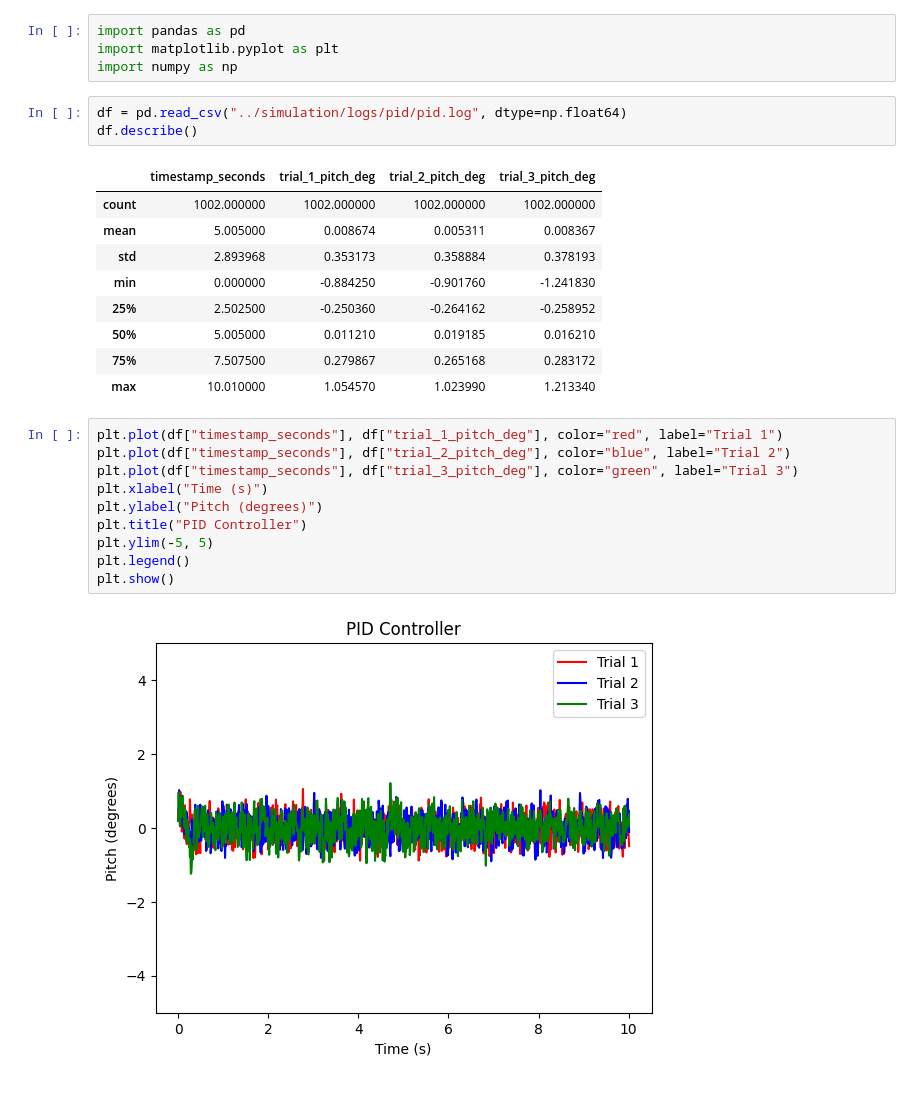
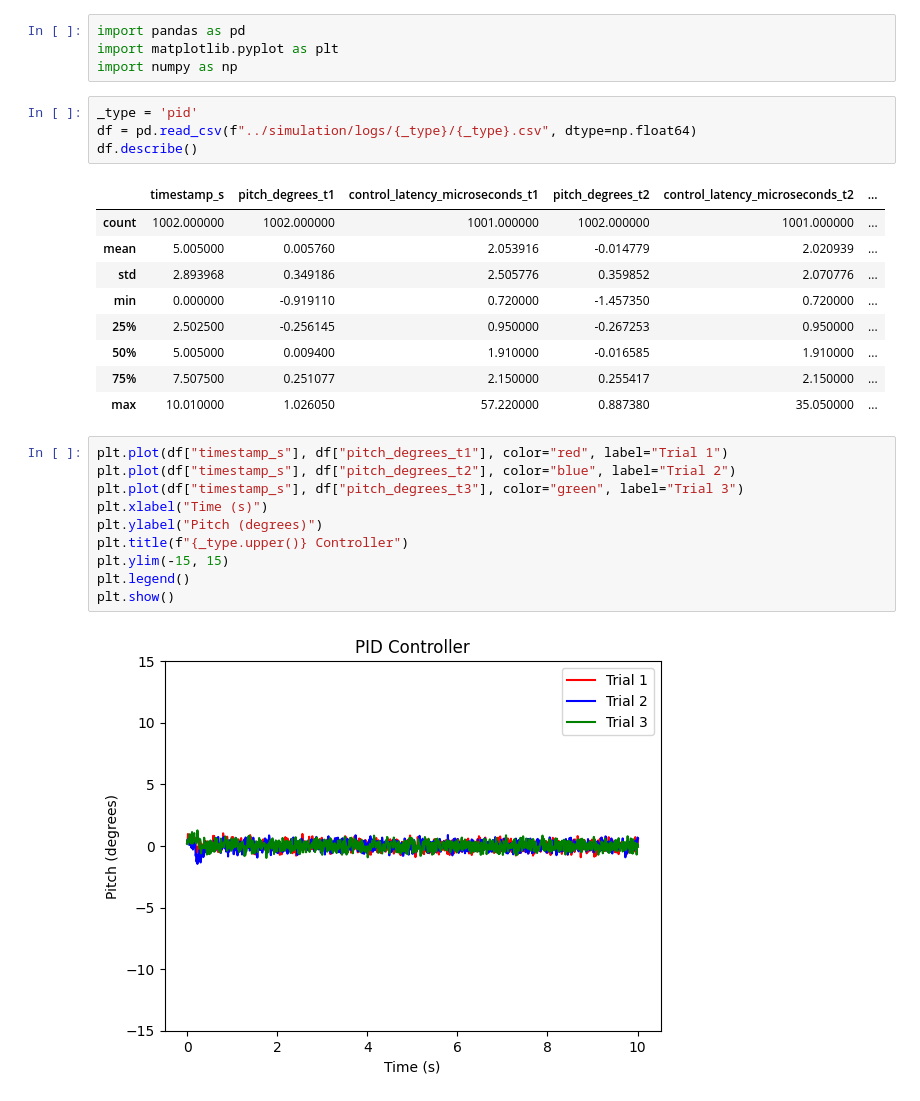
Before and after one commit to atpngo/wobble, a Jupyter notebook: tools/plotter.ipynb, the cells around one changed output. Saved outputs shown, nothing was run; the diff lists cells and outputs as text.

```diff
--- a/tools/plotter.ipynb
+++ b/tools/plotter.ipynb
@@ -3,27 +3,28 @@ import pandas as pd
 import matplotlib.pyplot as plt
 import numpy as np
 # %%
-df = pd.read_csv("../simulation/logs/pid/pid.log", dtype=np.float64)
+_type = 'pid'
+df = pd.read_csv(f"../simulation/logs/{_type}/{_type}.csv", dtype=np.float64)
 df.describe()
 # %% [output]
-|  | timestamp_seconds | trial_1_pitch_deg | trial_2_pitch_deg | trial_3_pitch_deg |
-| count | 1002.000000 | 1002.000000 | 1002.000000 | 1002.000000 |
-| mean | 5.005000 | 0.008674 | 0.005311 | 0.008367 |
-| std | 2.893968 | 0.353173 | 0.358884 | 0.378193 |
-| min | 0.000000 | -0.884250 | -0.901760 | -1.241830 |
-| 25% | 2.502500 | -0.250360 | -0.264162 | -0.258952 |
-| 50% | 5.005000 | 0.011210 | 0.019185 | 0.016210 |
-| 75% | 7.507500 | 0.279867 | 0.265168 | 0.283172 |
-| max | 10.010000 | 1.054570 | 1.023990 | 1.213340 |
+|  | timestamp_s | pitch_degrees_t1 | control_latency_microseconds_t1 | pitch_degrees_t2 | control_latency_microseconds_t2 | ... |
+| count | 1002.000000 | 1002.000000 | 1001.000000 | 1002.000000 | 1001.000000 | ... |
+| mean | 5.005000 | 0.005760 | 2.053916 | -0.014779 | 2.020939 | ... |
+| std | 2.893968 | 0.349186 | 2.505776 | 0.359852 | 2.070776 | ... |
+| min | 0.000000 | -0.919110 | 0.720000 | -1.457350 | 0.720000 | ... |
+| 25% | 2.502500 | -0.256145 | 0.950000 | -0.267253 | 0.950000 | ... |
+| 50% | 5.005000 | 0.009400 | 1.910000 | -0.016585 | 1.910000 | ... |
+| 75% | 7.507500 | 0.251077 | 2.150000 | 0.255417 | 2.150000 | ... |
+| max | 10.010000 | 1.026050 | 57.220000 | 0.887380 | 35.050000 | ... |
 # %%
-plt.plot(df["timestamp_seconds"], df["trial_1_pitch_deg"], color="red", label="Trial 1")
-plt.plot(df["timestamp_seconds"], df["trial_2_pitch_deg"], color="blue", label="Trial 2")
-plt.plot(df["timestamp_seconds"], df["trial_3_pitch_deg"], color="green", label="Trial 3")
+plt.plot(df["timestamp_s"], df["pitch_degrees_t1"], color="red", label="Trial 1")
+plt.plot(df["timestamp_s"], df["pitch_degrees_t2"], color="blue", label="Trial 2")
+plt.plot(df["timestamp_s"], df["pitch_degrees_t3"], color="green", label="Trial 3")
 plt.xlabel("Time (s)")
 plt.ylabel("Pitch (degrees)")
-plt.title("PID Controller")
-plt.ylim(-5, 5)
+plt.title(f"{_type.upper()} Controller")
+plt.ylim(-15, 15)
 plt.legend()
 plt.show()
 # %% [output]
-[figure, old version]
+[figure, new version]
```
Also changed, not shown: parts of 1 cell of this notebook, 20 other files.
